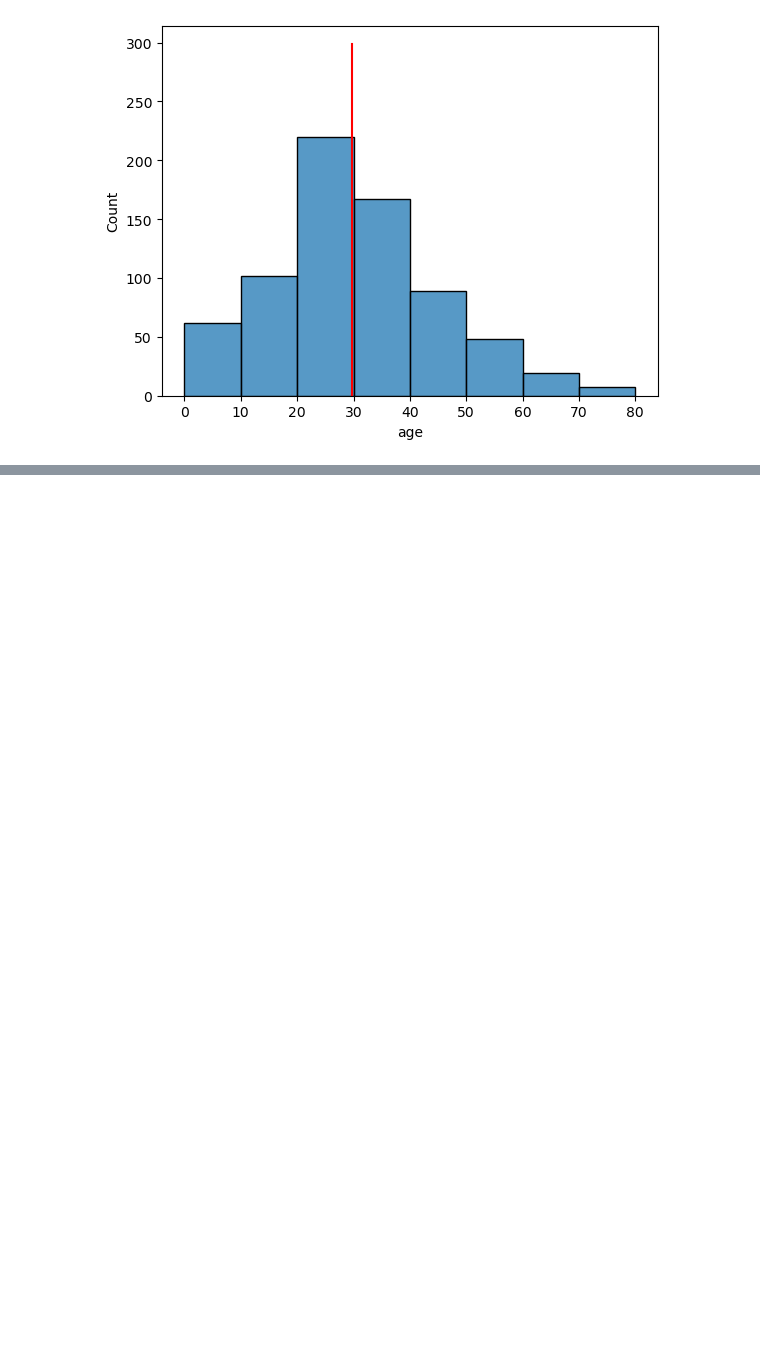
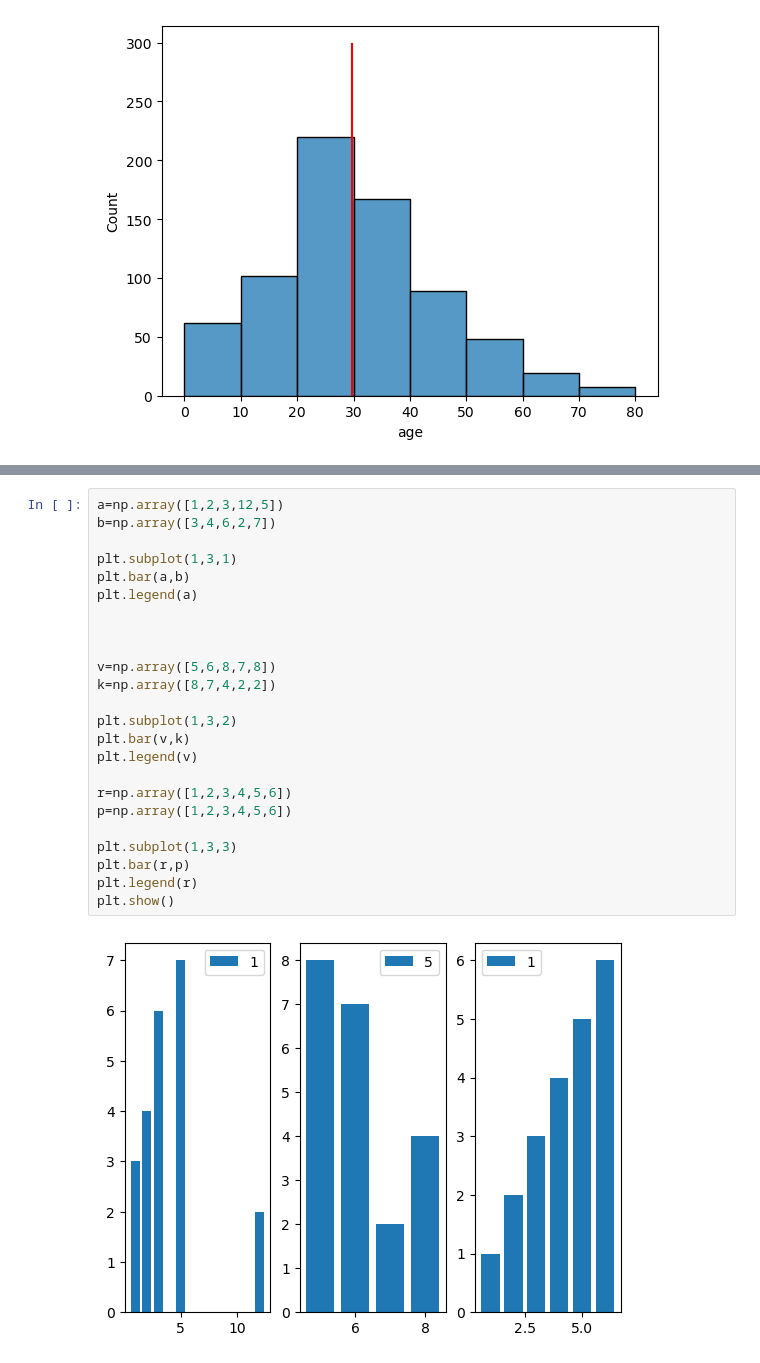
Before and after one commit to VishalYadav1019/ML_Project, a Jupyter notebook: matplotlib&seaborn.ipynb, the cells around one changed output, grey strips where cells are left out. Drawn from its saved outputs; the diff is of its cells as text; blank space fills up the shorter version.

```diff
--- a/matplotlib&seaborn.ipynb
+++ b/matplotlib&seaborn.ipynb
@@ -124,0 +121,26 @@ plt.show()
+# %%
+a=np.array([1,2,3,12,5])
+b=np.array([3,4,6,2,7])
+
+plt.subplot(1,3,1)
+plt.bar(a,b)
+plt.legend(a)
+
+
+
+v=np.array([5,6,8,7,8])
+k=np.array([8,7,4,2,2])
+
+plt.subplot(1,3,2)
+plt.bar(v,k)
+plt.legend(v)
+
+r=np.array([1,2,3,4,5,6])
+p=np.array([1,2,3,4,5,6])
+
+plt.subplot(1,3,3)
+plt.bar(r,p)
+plt.legend(r)
+plt.show()
+# %% [output]
+[figure, added]
```
Also changed, not shown: parts of 7 cells of this notebook.
